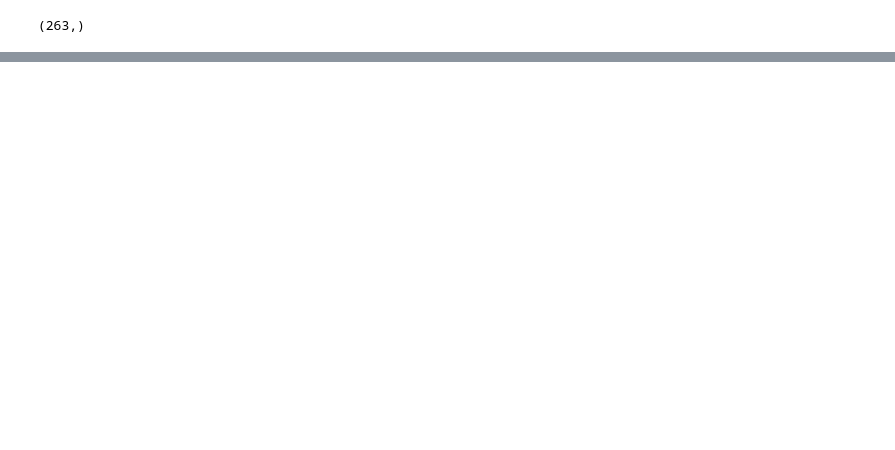
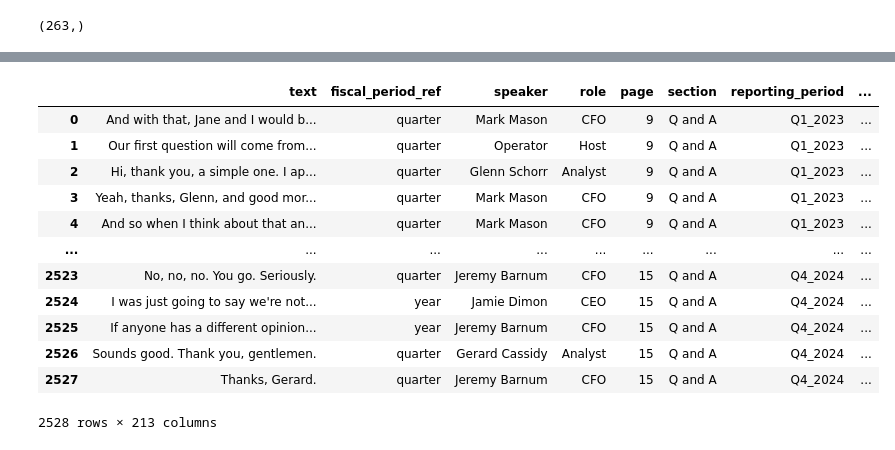
Before and after one commit to zr03/bank-of-eng-risk-monitoring, a Jupyter notebook: boe_risk_monitoring/nlp/nlp.ipynb, the cells around one changed output, grey strips where cells are left out. Saved outputs shown, nothing was run; the diff lists cells and outputs as text; code cells hidden in the pictures; blank space fills up the shorter version.

```diff
--- a/boe_risk_monitoring/nlp/nlp.ipynb
+++ b/boe_risk_monitoring/nlp/nlp.ipynb
@@ -1533,0 +1603,4 @@ df_all_text_main
+# %%
+df_all_text_topics_relevance = df_all_text_topics.copy()
+df_all_text_topics_relevance = pd.concat([df_all_text_topics_relevance, similarities_df_relevance], axis=1)
+df_all_text_topics_relevance
@@ -1533,0 +1682,11 @@ df_all_text_main
+# %%
+df_all_text_topics_relevance_normalized = df_all_text_topics_relevance.copy()
+subtopic_cols = similarities_df.columns.tolist()
+risk_category_cols = [col for col in df_all_text_topics_relevance_normalized.columns if col.startswith("RISK CATEGORY")]
+df_all_text_topics_relevance_normalized[subtopic_cols] = df_all_text_topics_relevance_normalized[subtopic_cols].div(
+	df_all_text_topics_relevance_normalized[subtopic_cols].sum(axis=1), axis=0
+).fillna(0)
+df_all_text_topics_relevance_normalized[risk_category_cols] = df_all_text_topics_relevance_normalized[risk_category_cols].div(
+	df_all_text_topics_relevance_normalized[risk_category_cols].sum(axis=1), axis=0
+).fillna(0)
+df_all_text_topics_relevance_normalized
@@ -1533,0 +1740,4 @@ df_all_text_main
+# %%
+df_q_and_a_all = df_all_text_topics_relevance_normalized.copy()
+df_q_and_a_all = df_q_and_a_all.loc[(df_q_and_a_all['section'] == "Q and A")].reset_index(drop=True)
+df_q_and_a_all.head(20)
@@ -1533,0 +1768,24 @@ df_all_text_main
+# %%
+
+for grp_idx, df_q_and_a in df_q_and_a_all.groupby(['bank', 'reporting_period']):
+	bank, reporting_period = grp_idx
+	# Initialize
+	q_and_a_unit_tag = []
+	previous_role = ""
+	previous_tag = 0
+	for idx, row in df_q_and_a.iterrows():
+		role = row['role']
+		if role != "Analyst":
+			q_and_a_unit_tag.append(pd.NA)
+		else:
+			if previous_role != "Analyst":
+				# If the previous role was not "Analyst", we start a new tag
+				previous_tag += 1
+				q_and_a_unit_tag.append(previous_tag)
+			else:
+				q_and_a_unit_tag.append(pd.NA)
+		previous_role = role
+
+	q_and_a_tag_srs = pd.Series(q_and_a_unit_tag, index=df_q_and_a.index).ffill()
+	sel_bool = ((df_q_and_a_all['bank'] == bank) & (df_q_and_a_all['reporting_period'] == reporting_period))
+	df_q_and_a_all.loc[sel_bool, 'q_and_a_tag'] = q_and_a_tag_srs
@@ -1533,0 +1812,16 @@ df_all_text_main
+# %%
+df_q_and_a_all
+# %% [output]
+|  | text | fiscal_period_ref | speaker | role | page | section | reporting_period | ... |
+| 0 | And with that, Jane and I would b... | quarter | Mark Mason | CFO | 9 | Q and A | Q1_2023 | ... |
+| 1 | Our first question will come from... | quarter | Operator | Host | 9 | Q and A | Q1_2023 | ... |
+| 2 | Hi, thank you, a simple one. I ap... | quarter | Glenn Schorr | Analyst | 9 | Q and A | Q1_2023 | ... |
+| 3 | Yeah, thanks, Glenn, and good mor... | quarter | Mark Mason | CFO | 9 | Q and A | Q1_2023 | ... |
+| 4 | And so when I think about that an... | quarter | Mark Mason | CFO | 9 | Q and A | Q1_2023 | ... |
+| ... | ... | ... | ... | ... | ... | ... | ... | ... |
+| 2523 | No, no, no. You go. Seriously. | quarter | Jeremy Barnum | CFO | 15 | Q and A | Q4_2024 | ... |
+| 2524 | I was just going to say we're not... | year | Jamie Dimon | CEO | 15 | Q and A | Q4_2024 | ... |
+| 2525 | If anyone has a different opinion... | year | Jeremy Barnum | CFO | 15 | Q and A | Q4_2024 | ... |
+| 2526 | Sounds good. Thank you, gentlemen. | quarter | Gerard Cassidy | Analyst | 15 | Q and A | Q4_2024 | ... |
+| 2527 | Thanks, Gerard. | quarter | Jeremy Barnum | CFO | 15 | Q and A | Q4_2024 | ... |
+2528 rows × 213 columns
```
Also changed, not shown: parts of 66 cells of this notebook.
